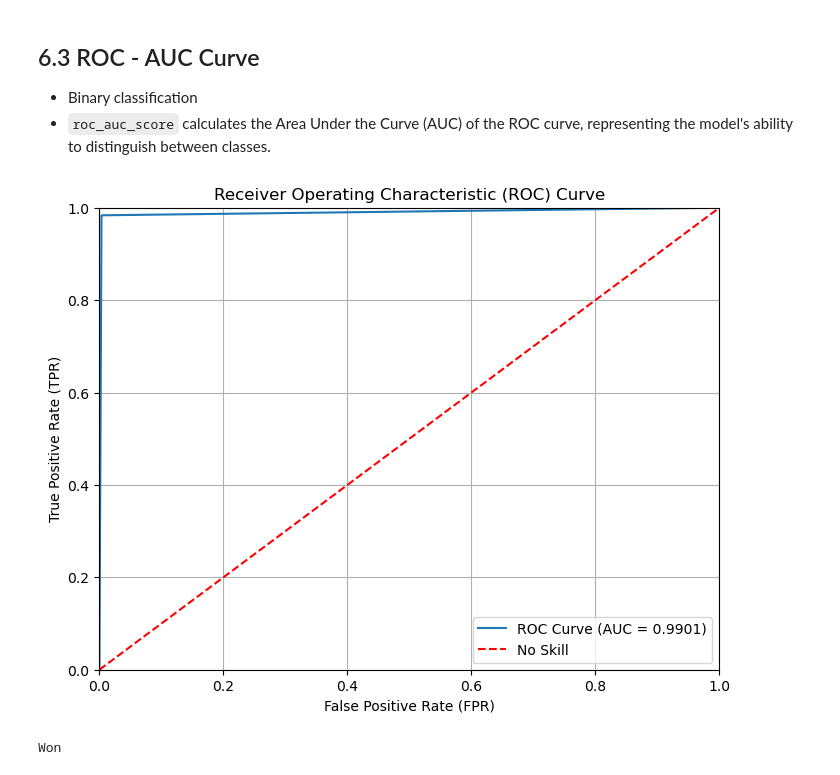
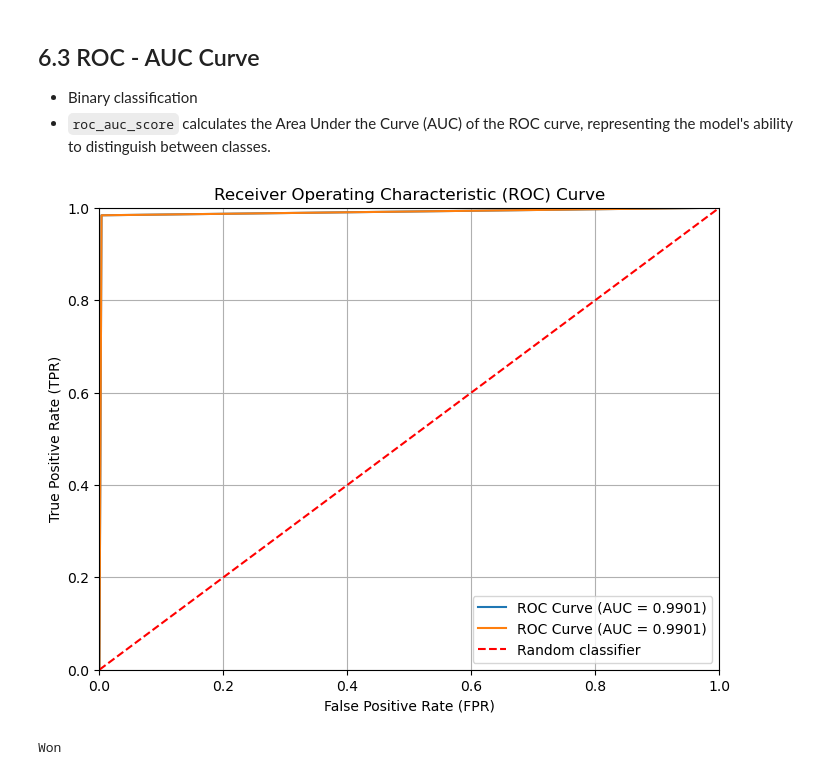
Before and after one commit to aishwarya-10/copper-sales-prediction, a Jupyter notebook: Data_processing.ipynb, the cells around one changed output. Cells and saved outputs as stored; diff of their text form; code cells hidden in the pictures.

```diff
--- a/Data_processing.ipynb
+++ b/Data_processing.ipynb
@@ -978,27 +944,35 @@ Accuracy train: 1.0  Accuracy test:  0.9901519232841288
 ## 6.3 ROC - AUC Curve
 - Binary classification
 - `roc_auc_score` calculates the Area Under the Curve (AUC) of the ROC curve, representing the model's ability to distinguish between classes.
+# %%
+classifier2 = RandomForestClassifier()
+classifier2.fit(x_train, y_train)
+
+y_pred_train2 = classifier.predict(x_train)
+y_pred_test2 = classifier.predict(x_test)
 # %%
 # Calculate ROC curve metrics (fpr, tpr, thresholds)
-fpr, tpr, thresholds = roc_curve(y_test, y_pred_test)
+fpr1, tpr1, thresholds = roc_curve(y_test, y_pred_test)
+fpr2, tpr2, thresholds = roc_curve(y_test, y_pred_test2)
 
 # Calculate AUC score
 auc = roc_auc_score(y_test, y_pred_test)
 
 # Plot the ROC curve
 plt.figure(figsize=(8, 6))
-plt.plot(fpr, tpr, label=f'ROC Curve (AUC = {auc:.4f})')  # Include AUC in label
-plt.plot([0, 1], [0, 1], linestyle='--', color='red', label='No Skill')
+plt.plot(fpr1, tpr1, label=f'ROC Curve (AUC = {auc:.4f})')  # Include AUC in label
+plt.plot(fpr2, tpr2, label=f'ROC Curve (AUC = {auc:.4f})')  # Include AUC in label
+plt.plot([0, 1], [0, 1], linestyle='--', color='red', label='Random classifier')
 plt.title('Receiver Operating Characteristic (ROC) Curve')
 plt.xlabel('False Positive Rate (FPR)')
 plt.ylabel('True Positive Rate (TPR)')
 plt.xlim([0.0, 1.0])
 plt.ylim([0.0, 1.0])
 plt.grid(True)
 plt.legend(loc='lower right')
 plt.show()
 # %% [output]
-[figure, old version]
+[figure, new version]
 # %%
 # Pass the user data manually to check the prediction of status ar our model
 
```
Also changed, not shown: parts of 15 cells of this notebook, 1 other file.
